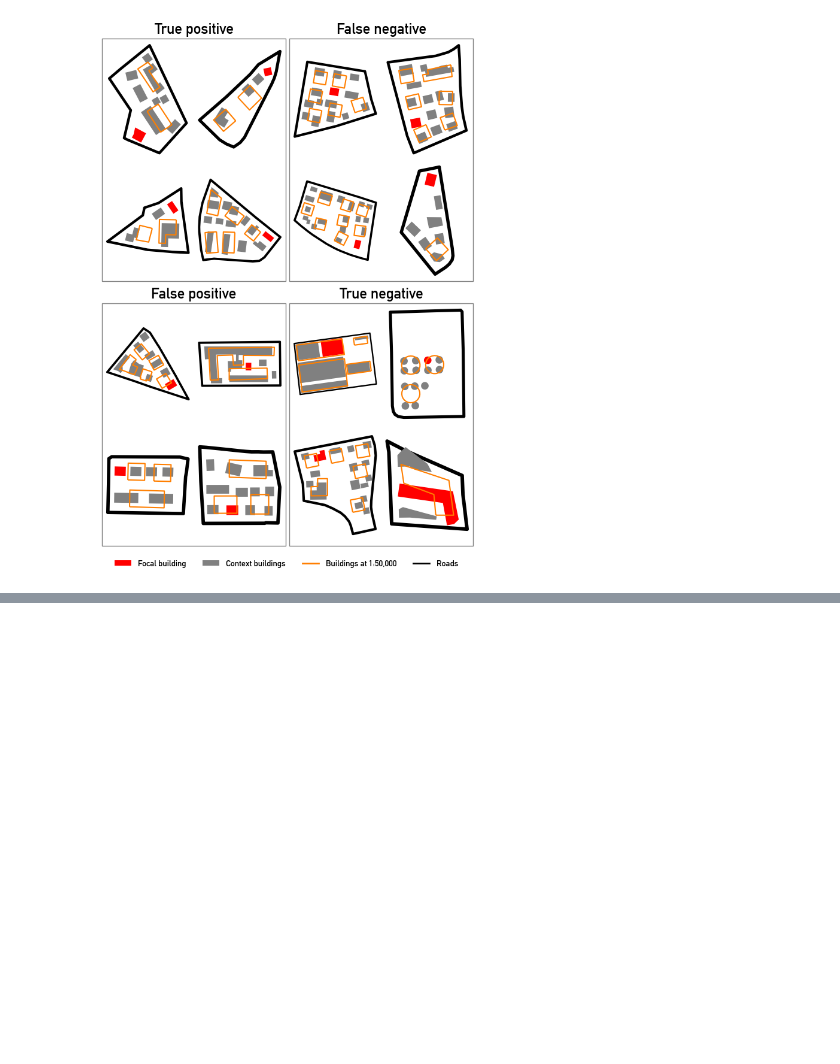
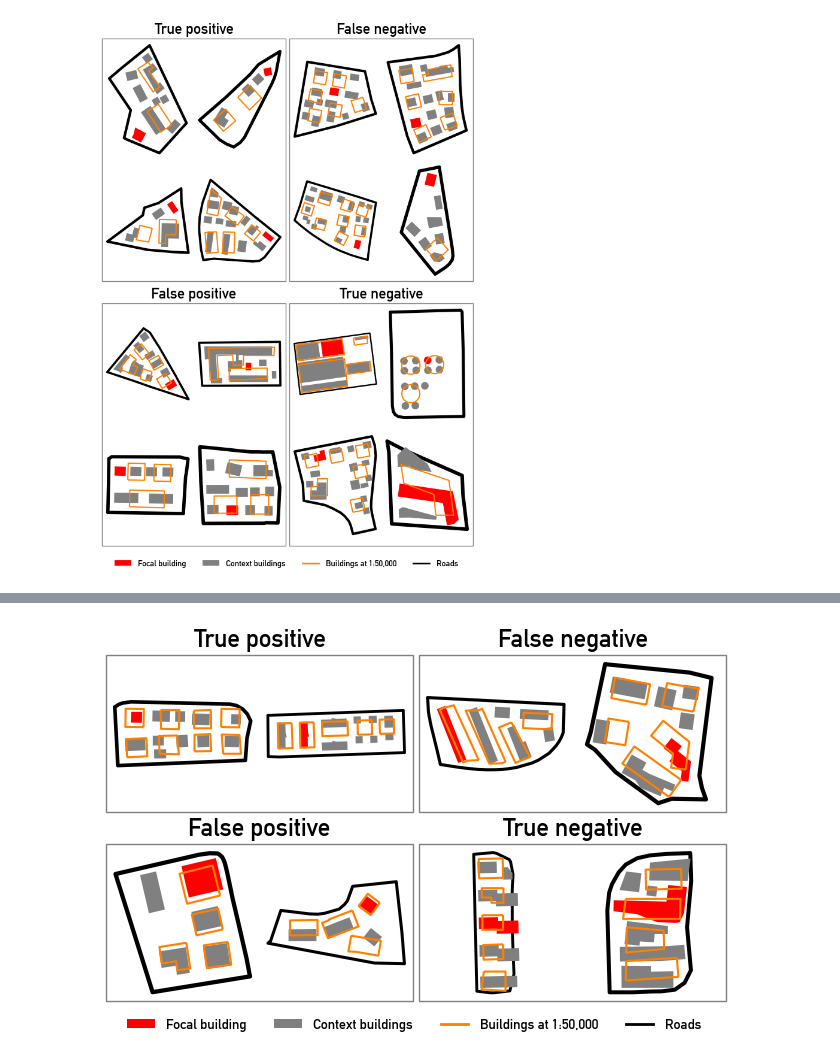
Before and after one commit to jorissenn/genops, a Jupyter notebook: 50_stratification_predictions.ipynb, the cells around one changed output, grey strips where cells are left out. Cells and saved outputs as stored; diff of their text form; code cells hidden in the pictures; blank space fills up the shorter version.

```diff
--- a/50_stratification_predictions.ipynb
+++ b/50_stratification_predictions.ipynb
@@ -418,0 +517,4 @@ visualize_samples(operator="elimination", uuids_illustration=uuids_illustration,
+# %%
+visualize_samples(operator="enlargement", uuids_illustration=uuids_illustration, save=save_figures)
+# %% [output]
+[figure, added]
```
Also changed, not shown: parts of 7 cells of this notebook.
